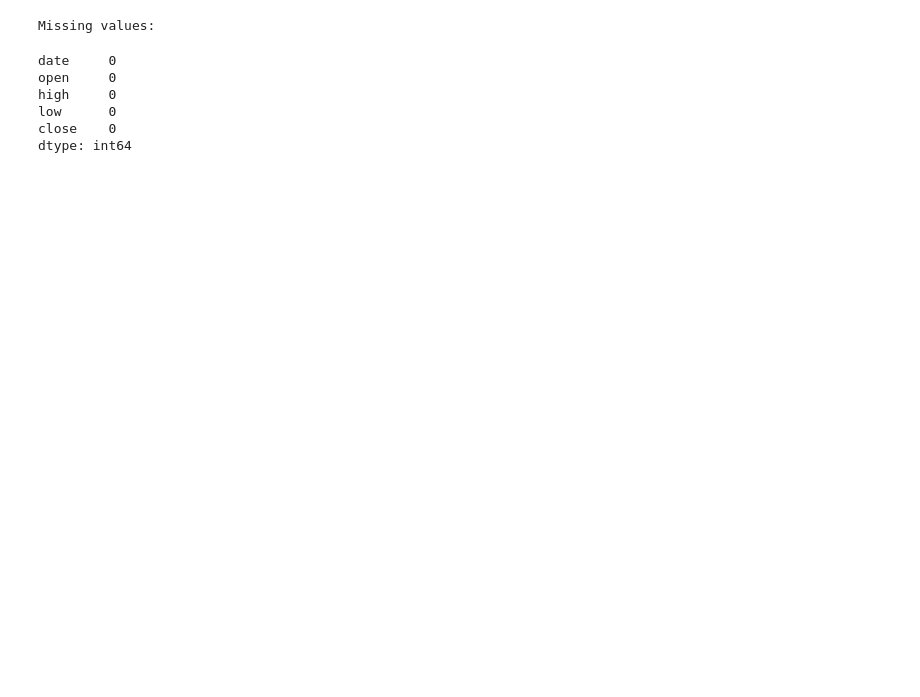
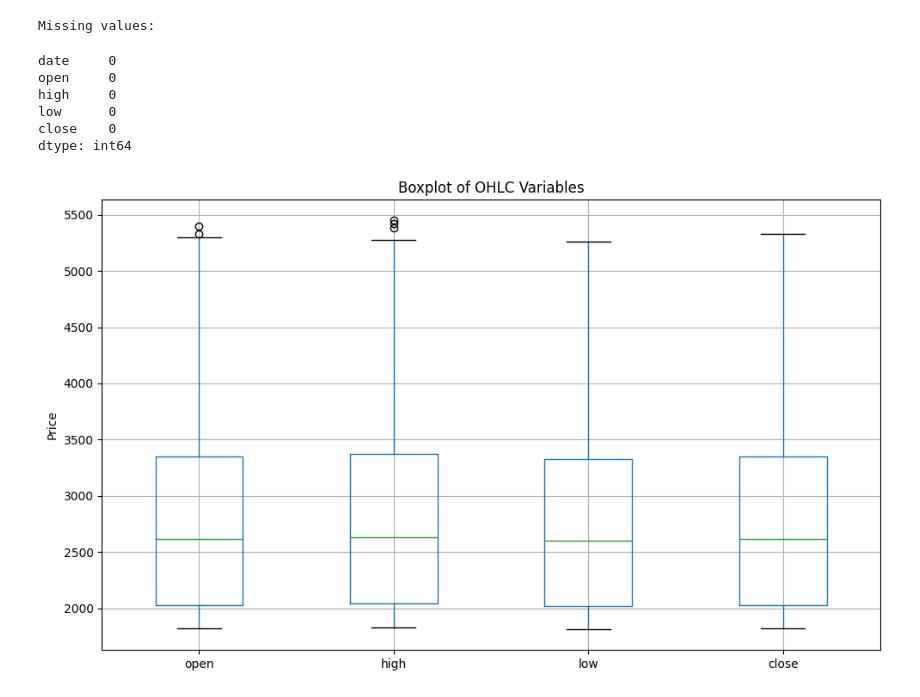
Before and after one commit to trinhnguyen2k/gold-price-forecasting-system, a Jupyter notebook: notebooks/02_eda.ipynb, the cells around one changed output. Drawn from its saved outputs; the diff is of its cells as text; code cells hidden in the pictures; blank space fills up the shorter version.

```diff
--- a/notebooks/02_eda.ipynb
+++ b/notebooks/02_eda.ipynb
@@ -60,3 +60,17 @@ high     0
 low      0
 close    0
 dtype: int64
+# %%
+# Boxplot của tất cả các cột giá
+import matplotlib.pyplot as plt
+
+price_cols = ["open", "high", "low", "close"]
+
+plt.figure(figsize=(10, 6))
+df[price_cols].boxplot()
+plt.title("Boxplot of OHLC Variables")
+plt.ylabel("Price")
+plt.tight_layout()
+plt.show()
+# %% [output]
+[figure, added]
```
Also changed, not shown: parts of 8 cells of this notebook, 7 other files.
